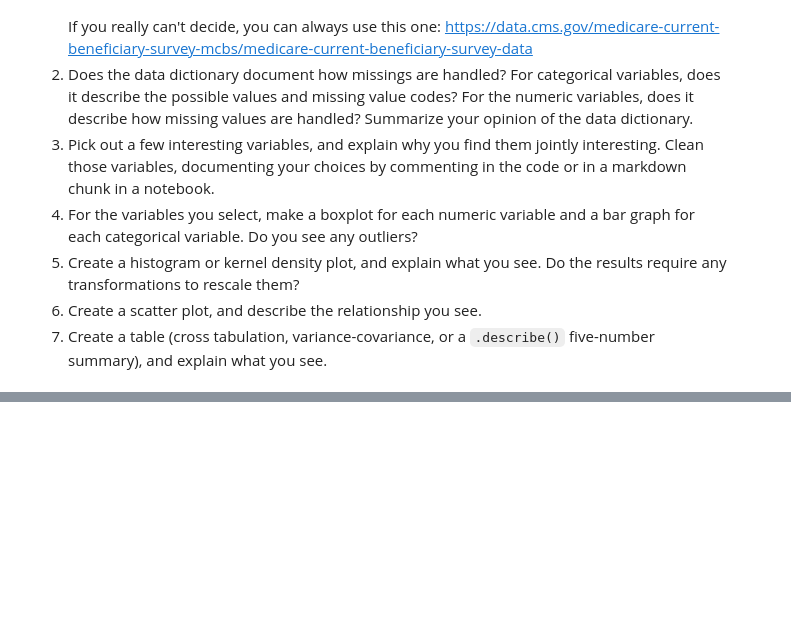
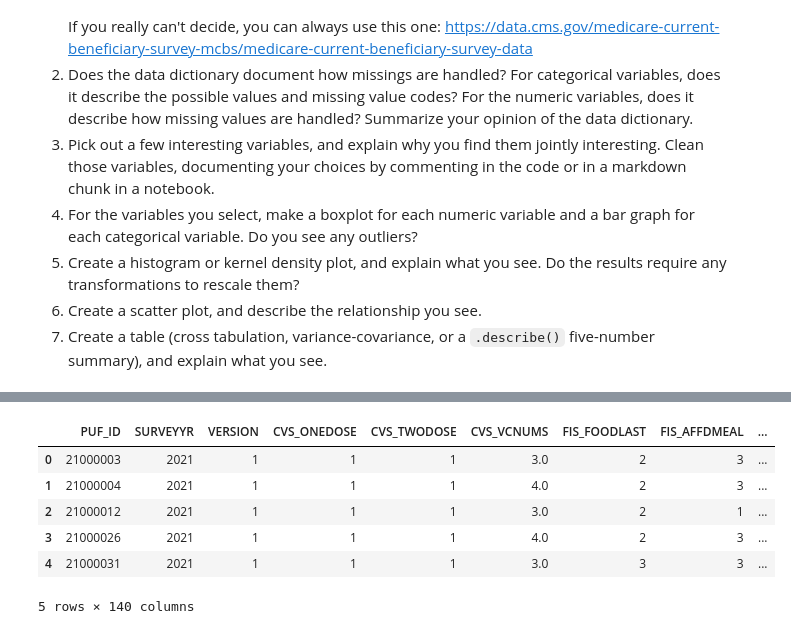
Before and after one commit to ElliotRoosevelt/visualization, a Jupyter notebook: assignment/assignment.ipynb, the cells around one changed output, grey strips where cells are left out. Saved outputs shown, nothing was run; the diff lists cells and outputs as text; code cells hidden in the pictures; blank space fills up the shorter version.

```diff
--- a/assignment/assignment.ipynb
+++ b/assignment/assignment.ipynb
@@ -299,0 +296,3 @@ For some context, the Federal government ultimately spent about $4.4 trillion in
+# %%
+summer2021=pd.read_csv('/content/puf2021_3_summer.csv')
+summer2021.shape
@@ -299,0 +311,10 @@ For some context, the Federal government ultimately spent about $4.4 trillion in
+# %%
+summer2021.head()
+# %% [output]
+|  | PUF_ID | SURVEYYR | VERSION | CVS_ONEDOSE | CVS_TWODOSE | CVS_VCNUMS | FIS_FOODLAST | FIS_AFFDMEAL | ... |
+| 0 | 21000003 | 2021 | 1 | 1 | 1 | 3.0 | 2 | 3 | ... |
+| 1 | 21000004 | 2021 | 1 | 1 | 1 | 4.0 | 2 | 3 | ... |
+| 2 | 21000012 | 2021 | 1 | 1 | 1 | 3.0 | 2 | 1 | ... |
+| 3 | 21000026 | 2021 | 1 | 1 | 1 | 4.0 | 2 | 3 | ... |
+| 4 | 21000031 | 2021 | 1 | 1 | 1 | 3.0 | 3 | 3 | ... |
+5 rows × 140 columns
```
Also changed, not shown: parts of 4 cells of this notebook.
